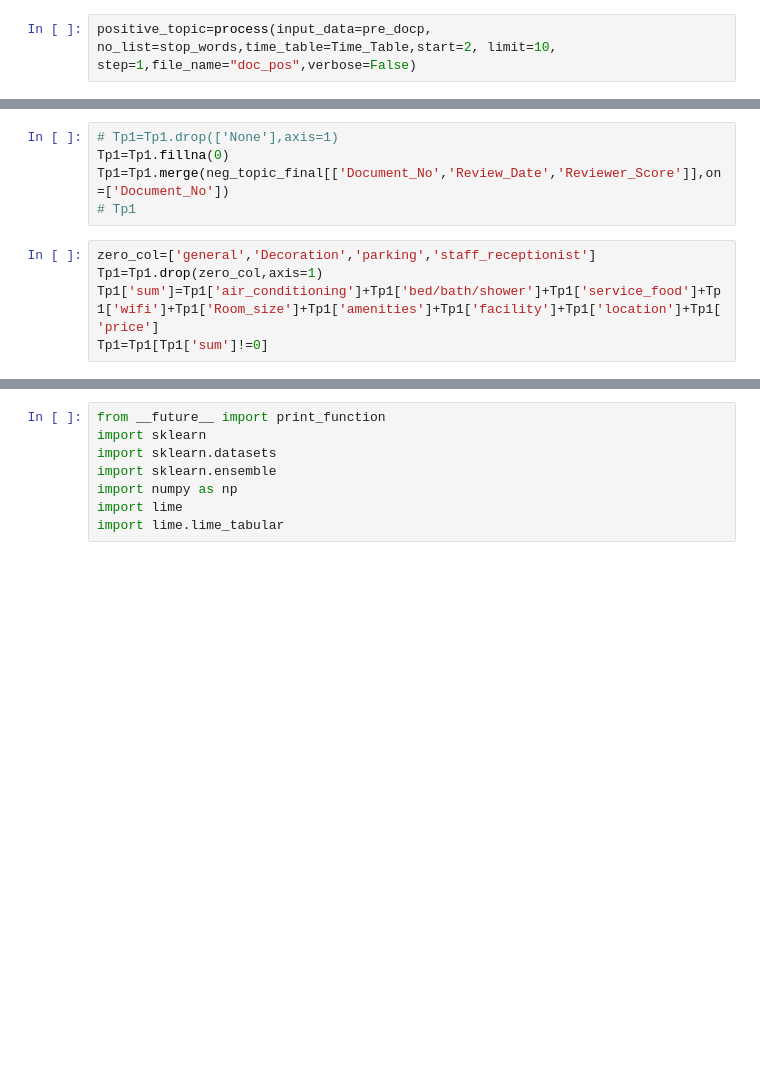
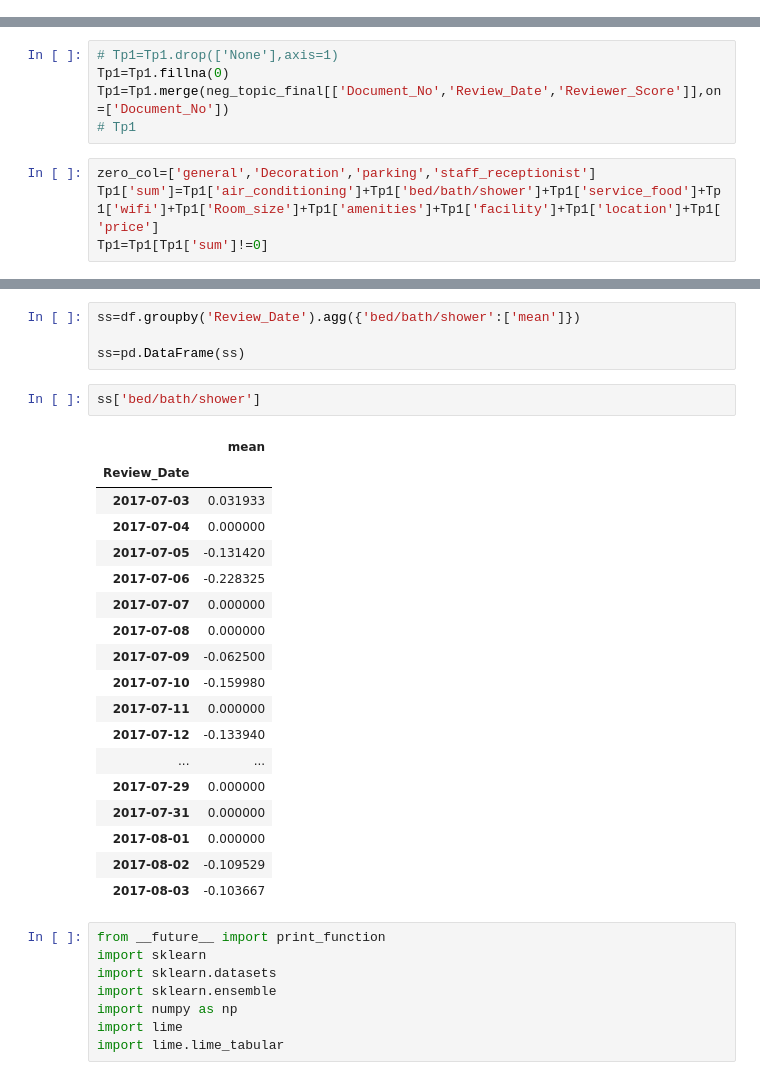
Before and after one commit to NiloofarJalali/insight-project, a Jupyter notebook: notebooks/archive/HotelWatch_version_1.ipynb, the cells around one changed output, grey strips where cells are left out. Saved outputs shown, nothing was run; the diff lists cells and outputs as text; blank space fills up the shorter version.

```diff
--- a/notebooks/archive/HotelWatch_version_1.ipynb
+++ b/notebooks/archive/HotelWatch_version_1.ipynb
@@ -277,8 +277,6 @@ def process(input_data, no_list,time_table,start, limit, step,file_name,verbose)
 positive_topic=process(input_data=pre_docp, no_list=stop_words,time_table=Time_Table,start=3, limit=20, step=1,file_name="doc_pos",verbose=True)
 # %% [output]
 [interactive output not drawn]
-# %%
-positive_topic=process(input_data=pre_docp, no_list=stop_words,time_table=Time_Table,start=2, limit=10, step=1,file_name="doc_pos",verbose=False)
 # %%
 with open("/Users/niloofar/Documents/insight/data/cleaned/hotel1/positive", 'wb') as f:
             pickle.dump(positive_topic, f)
@@ -362,6 +360,5 @@ Tp1=Tp1.merge(neg_topic_final[['Document_No','Review_Date','Reviewer_Score']],on
 # Tp1
 # %%
 zero_col=['general','Decoration','parking','staff_receptionist']
-Tp1=Tp1.drop(zero_col,axis=1)
 Tp1['sum']=Tp1['air_conditioning']+Tp1['bed/bath/shower']+Tp1['service_food']+Tp1['wifi']+Tp1['Room_size']+Tp1['amenities']+Tp1['facility']+Tp1['location']+Tp1['price']
 Tp1=Tp1[Tp1['sum']!=0]
@@ -379,3 +547,28 @@ Tp1.head()
+# %%
+ss=df.groupby('Review_Date').agg({'bed/bath/shower':['mean']})
+
+ss=pd.DataFrame(ss)
+# %%
+ss['bed/bath/shower']
+# %% [output]
+|  | mean |
+| Review_Date |  |
+| 2017-07-03 | 0.031933 |
+| 2017-07-04 | 0.000000 |
+| 2017-07-05 | -0.131420 |
+| 2017-07-06 | -0.228325 |
+| 2017-07-07 | 0.000000 |
+| 2017-07-08 | 0.000000 |
+| 2017-07-09 | -0.062500 |
+| 2017-07-10 | -0.159980 |
+| 2017-07-11 | 0.000000 |
+| 2017-07-12 | -0.133940 |
+| ... | ... |
+| 2017-07-29 | 0.000000 |
+| 2017-07-31 | 0.000000 |
+| 2017-08-01 | 0.000000 |
+| 2017-08-02 | -0.109529 |
+| 2017-08-03 | -0.103667 |
 # %%
 from __future__ import print_function
 import sklearn
```
Also changed, not shown: parts of 20 cells of this notebook, 11 other files.
